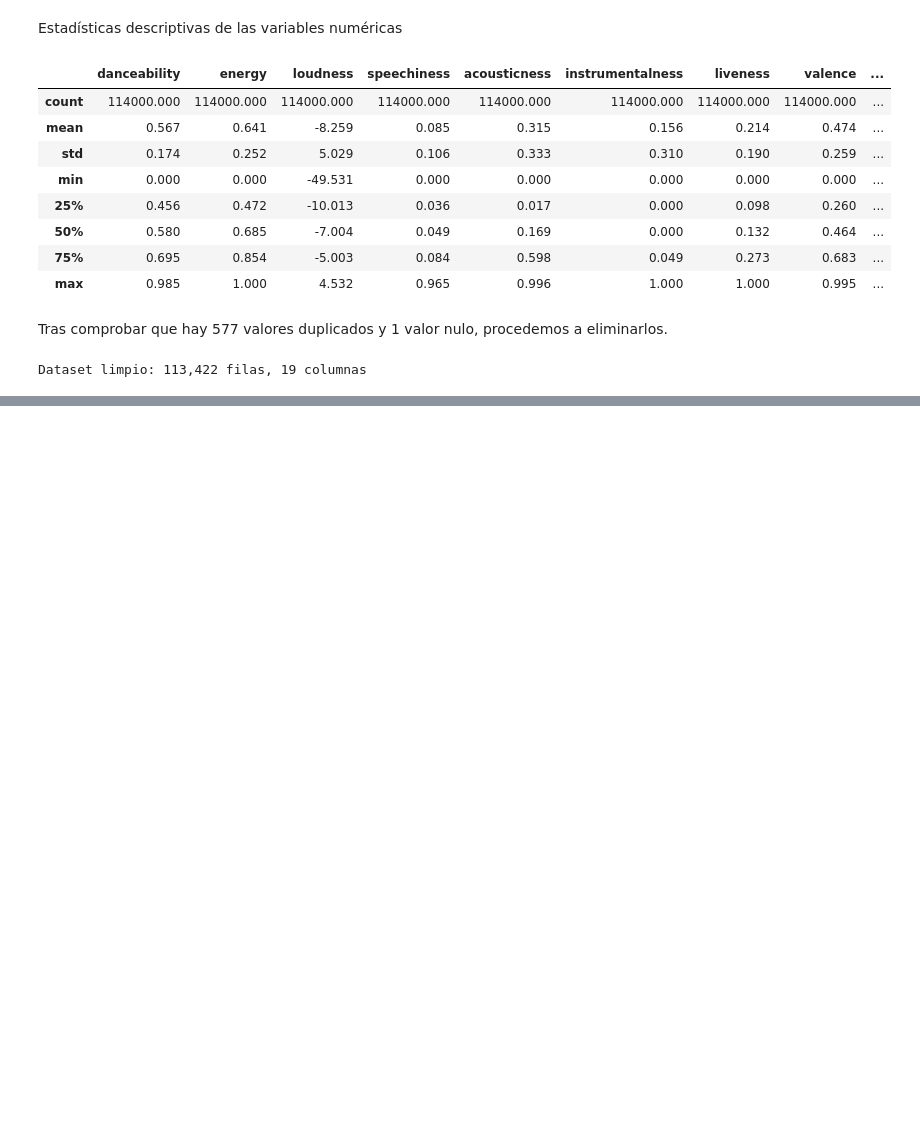
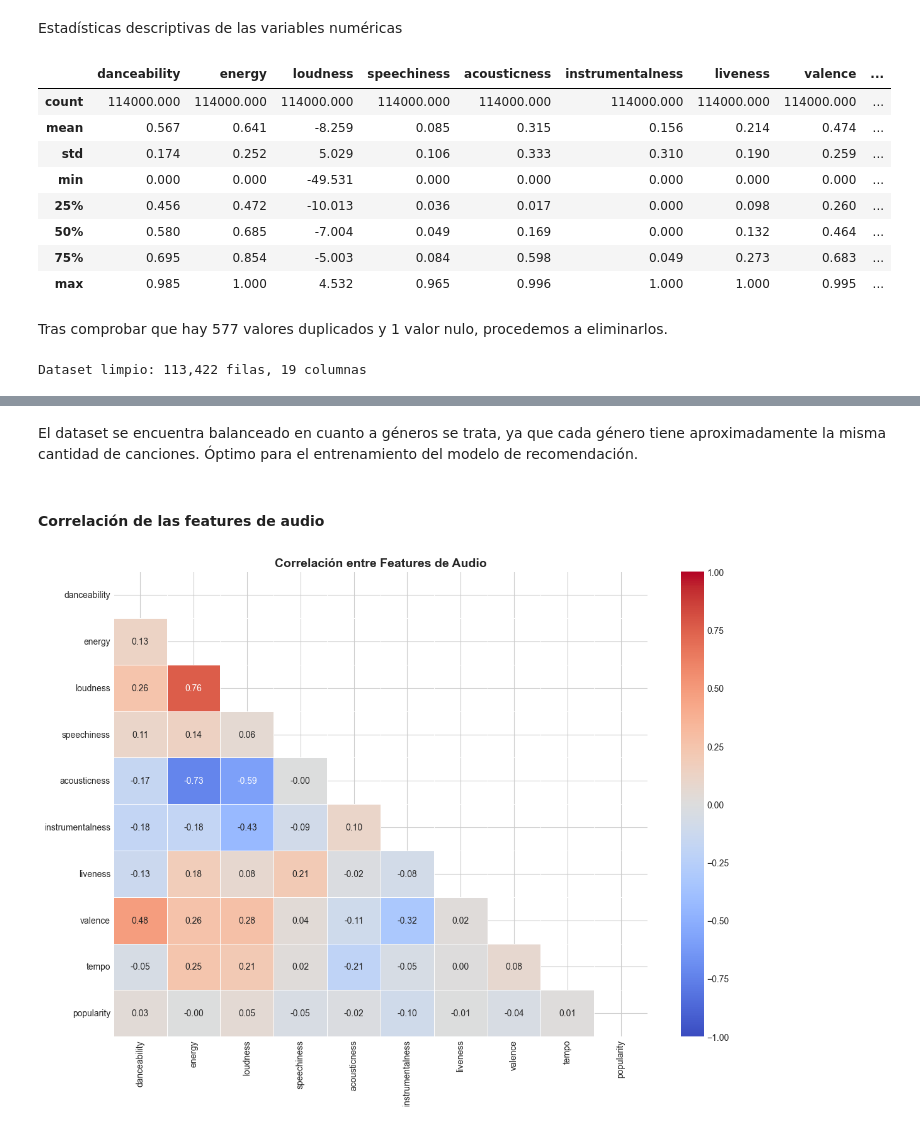
Before and after one commit to alegonzjur/SpotifyRecommender, a Jupyter notebook: notebooks/01_eda_audio_features.ipynb, the cells around one changed output, grey strips where cells are left out. Cells and saved outputs as stored; diff of their text form; code cells hidden in the pictures; blank space fills up the shorter version.

```diff
--- a/notebooks/01_eda_audio_features.ipynb
+++ b/notebooks/01_eda_audio_features.ipynb
@@ -138,0 +255,23 @@ Dataset limpio: 113,422 filas, 19 columnas
+# %% [markdown]
+El dataset se encuentra balanceado en cuanto a géneros se trata, ya que cada género tiene aproximadamente la misma cantidad de canciones. Óptimo para el entrenamiento del modelo de recomendación.
+# %% [markdown]
+#### Correlación de las features de audio
+# %%
+# Selección de features de audio.
+audio_features = ['danceability', 'energy', 'loudness', 'speechiness','acousticness', 'instrumentalness', 'liveness','valence', 'tempo', 'popularity']
+
+# Carga de matriz.
+corr_matrix = df[audio_features].corr()
+
+# Configuración de gráfico.
+fig, ax = plt.subplots(figsize=(12, 9))
+mask = np.triu(np.ones_like(corr_matrix, dtype=bool))
+sns.heatmap(corr_matrix,mask=mask,annot=True,fmt='.2f',cmap='coolwarm',center=0,vmin=-1, vmax=1,ax=ax,linewidths=0.5)
+ax.set_title('Correlación entre Features de Audio', fontsize=14, fontweight='bold')
+
+# Mostrar gráfico.
+plt.tight_layout()
+plt.savefig('../reports/figures/correlacion_features.png', dpi=150, bbox_inches='tight')
+plt.show()
+# %% [output]
+[figure, added]
```
Also changed, not shown: parts of 36 cells of this notebook.
